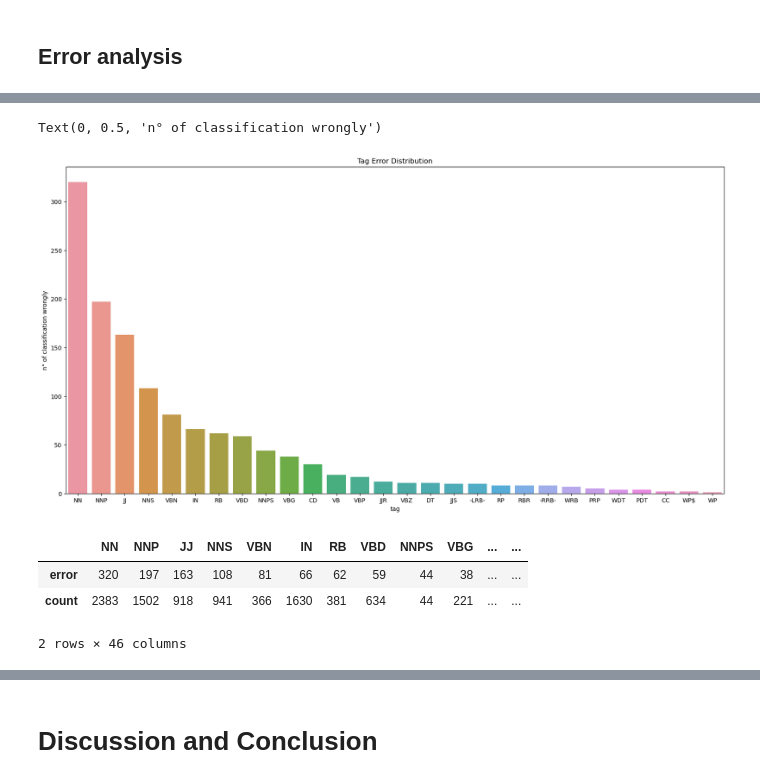
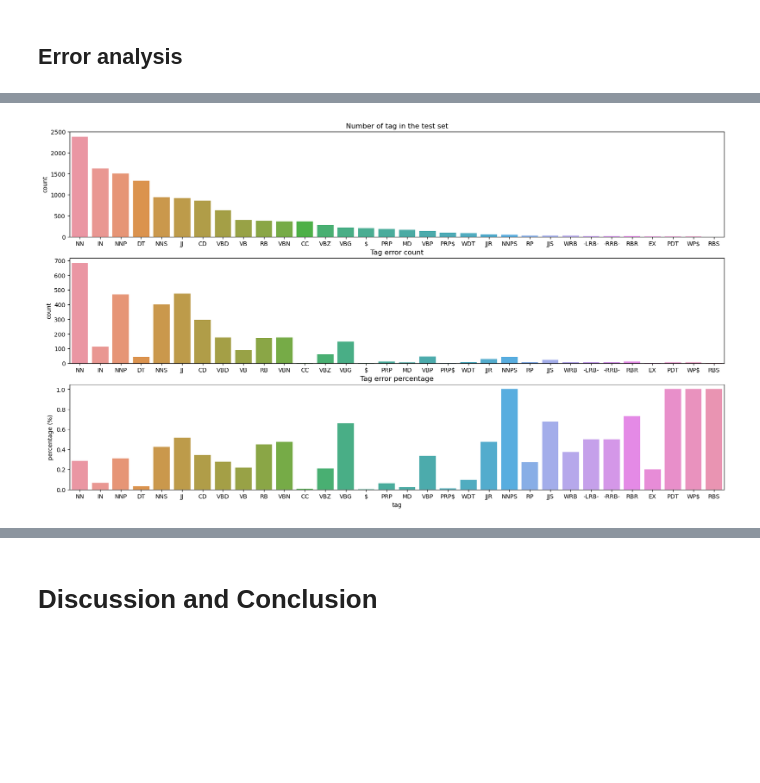
Before and after one commit to matteoperiani2/pos_tag_rnns, a Jupyter notebook: assignment1.ipynb, the cells around one changed output, grey strips where cells are left out. Saved outputs shown, nothing was run; the diff lists cells and outputs as text; code cells hidden in the pictures; blank space fills up the shorter version.

Commit message:
error anlysis

```diff
--- a/assignment1.ipynb
+++ b/assignment1.ipynb
@@ -360,6 +364,9 @@ class MyTokenizer:
 
   def texts_to_sequences(self, data):
     return self.tokenizer.texts_to_sequences(data)
+
+  def sequences_to_texts(self, data):
+    return self.tokenizer.sequences_to_texts(data)
 # %%
 word_tokenizer_args = {
     "lower": False,
@@ -1616,3 +1634,6 @@ F1-score on TEST set: 0.809241767099466
 -------------------------------------------------------------
 # %% [markdown]
 ## Error analysis
+# %%
+lstm_model = Model_creation(100, True, False, False, False, dropout=0)
+lstm_model.load_weights('./checkpoints/baseline.h5')
@@ -1621,4 +1660,4 @@ preds = lstm_model.predict(x_test, batch_size=256)
 
 preds = np.argmax(preds, axis=-1)
 y_true = np.argmax(y_test, axis=-1)
-y_true, preds = remove_pad_sentences(y_true, preds)
+y_true, preds = remove_pad_from_prediction(y_true, preds, flatten=False)
@@ -1637,31 +1664,37 @@ tag_errors = pd.DataFrame(tag_errors, index=["error"])
-# %%
-tag_error_plot = tag_errors.loc[:, (tag_errors != 0).any(axis=0)]
-
-fig, ax = plt.subplots(figsize=(20, 10))
-sns.barplot(tag_error_plot.sort_values("error", ascending=False, axis=1))
-plt.title('Tag Error Distribution')
-plt.xlabel('tag')
-plt.ylabel('n° of classification wrongly')
-# %% [output]
-Text(0, 0.5, 'n° of classification wrongly')
-[figure, removed]
-# %%
-tag_presence = Counter({idx: 0 for idx in tag_tokenizer.idx_to_word.keys()})
-
-for y in y_true:
-    c = Counter(y)
-    tag_presence.update(c)
-
-tag_presence = dict(tag_presence)
-tag_presence = pd.DataFrame(dict((tag_tokenizer.idx_to_word[key], value) for (key,value) in tag_presence.items()), index=["count"])
-# %%
-tag_errors["type"] = "error"
-tag_presence["type"] = "presence"
-
-compared_df = pd.concat([tag_errors, tag_presence])
-compared_df
-# %% [output]
-|  | NN | NNP | JJ | NNS | VBN | IN | RB | VBD | NNPS | VBG | ... | ... |
-| error | 320 | 197 | 163 | 108 | 81 | 66 | 62 | 59 | 44 | 38 | ... | ... |
-| count | 2383 | 1502 | 918 | 941 | 366 | 1630 | 381 | 634 | 44 | 221 | ... | ... |
-2 rows × 46 columns
+# %%
+tag_errors = {idx: 0 for idx in tag_tokenizer.word_to_idx.keys()}
+tag_presence = Counter({idx: 0 for idx in tag_tokenizer.idx_to_word.keys()})
+
+for pred,true in zip(preds, y_true):
+    for tag_p, tag_t in zip(pred, true):
+        if tag_p != tag_t:
+            tag_errors[tag_tokenizer.idx_to_word[tag_t]] += 1
+    c = Counter(true)
+    tag_presence.update(c)
+
+tag_errors = dict(sorted(tag_errors.items(), key=lambda item: item[1], reverse=True))
+tag_errors = pd.DataFrame(tag_errors, index=[0])
+tag_error_nt0 = tag_errors.loc[:, (tag_errors != 0).any(axis=0)]
+
+c = dict(tag_presence)
+tag_presence = pd.DataFrame(dict((tag_tokenizer.idx_to_word[key], value) for (key,value) in tag_presence.items()), index=[0])
+tag_presence_err = tag_presence[tag_error_nt0.columns].sort_values(0, ascending=False, axis=1)
+tag_error_perc = tag_error_nt0 / tag_presence_err
+
+fig, (ax1, ax2, ax3) = plt.subplots(3, 1, figsize=(20, 11))
+# sns.barplot(tag_error_nt0.sort_values(0, ascending=False, axis=1), ax=ax1)
+# sns.barplot(tag_error_perc.sort_values(0, ascending=False, axis=1), ax=ax2)
+sns.barplot(tag_presence_err, ax=ax1)
+sns.barplot(tag_error_nt0[tag_presence_err.columns], ax=ax2)
+sns.barplot(tag_error_perc[tag_presence_err.columns], ax=ax3)
+plt.title('Tag Error Distribution')
+ax1.set_title("Number of tag in the test set")
+ax1.set_ylabel("count")
+ax2.set_title("Tag error count")
+ax2.set_ylabel("count")
+ax3.set_title("Tag error percentage")
+ax3.set_ylabel("percentage (%)")
+plt.xlabel('tag')
+plt.show()
+# %% [output]
+[figure, added]
```
Also changed, not shown: parts of 16 cells of this notebook, 1 other file.
